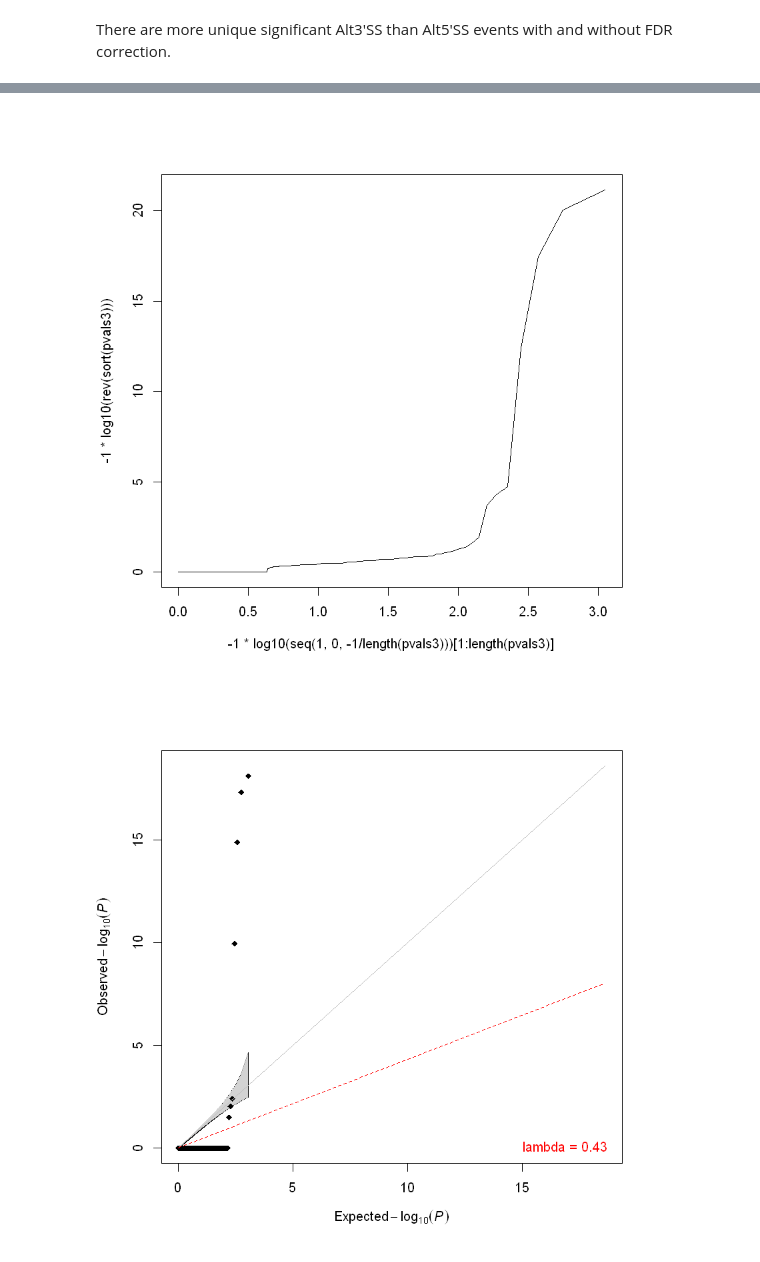
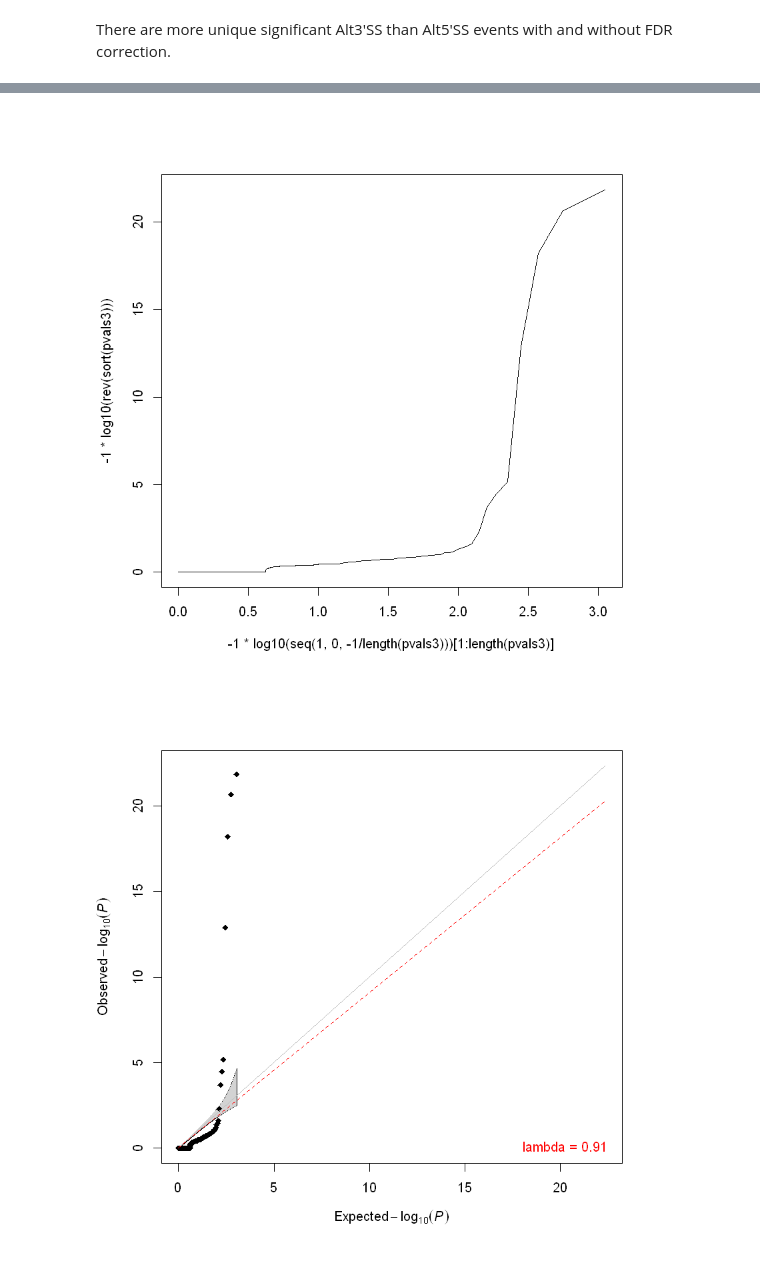
Before and after one commit to belgravia/jupyter-notebooks, a Jupyter notebook: SF3B1 CLL Alternative Splicing.ipynb, the cells around one changed output, grey strips where cells are left out. Cells and saved outputs as stored; diff of their text form; code cells hidden in the pictures.

Commit message:
using all junctions in all data types

```diff
--- a/SF3B1 CLL Alternative Splicing.ipynb
+++ b/SF3B1 CLL Alternative Splicing.ipynb
@@ -301,7 +327,8 @@ mtalt[,2] = mtalt[,3]
 mtalt[,3] = mtalt$temp
 
 alljuncs = unique(c(paste0(mtalt[,2],'-',mtalt[,3]), paste0(wtalt[,2],'-', wtalt[,3]), paste0(mtaltrev[,2],'-',mtaltrev[,3]),
-             paste0(wtaltrev[,2],'-',wtaltrev[,3])))
+             paste0(wtaltrev[,2],'-',wtaltrev[,3])))  # coordinate 1 to coordinate 2
+print(head(alljuncs))
 junctions = data.frame(alljuncs)
 junctions$intron5 = as.numeric(substr(alljuncs,1,regexpr('-', alljuncs)-1))
 junctions$intron3 = as.numeric(substr(alljuncs,regexpr('-',alljuncs)+1,nchar(alljuncs)))
@@ -320,10 +347,12 @@ chrvec[is.na(chrvec)] = wtaltrev[,1][match(alljuncs, paste0(wtaltrev[,2],'-',wta
 chrvec[is.na(chrvec)] = mtalt[,1][match(alljuncs, paste0(mtalt[,2],'-',mtalt[,3]))][is.na(chrvec)]
 chrvec[is.na(chrvec)] = mtaltrev[,1][match(alljuncs, paste0(mtaltrev[,2],'-',mtaltrev[,3]))][is.na(chrvec)]
 junctions$chr = chrvec
-junctions = junctions[!is.na(chrvec) & rowSums(junctions[,c(4,5)]) > 1,]
+junctions = junctions[!is.na(chrvec),]
 
 junctions = junctions[order(junctions[,2]),]
+junctionsold = junctions
 junctions[,5] = round(sum(junctions[,4])/sum(junctions[,5])*junctions[,5])
+junctions = junctions[rowSums(junctionsold[,c(4,5)]) > 1,]
 
 junctions[1:6,]  # data frame containing junction counts for both mutant and wildtype
 
@@ -355,6 +384,7 @@ for (row in 2:nrow(junctions)) {
             genes = c(genes, current_gene)
             pvals = c(pvals, best_pval)
             dpsi = c(dpsi, best_dpsi)
+
         }
         current_gene = nameinit
         info = junctions[row,]
@@ -366,7 +396,7 @@ plot(log10(pvals)*-1, pch=16, cex=0.3, main="Alt 5'SS")
 abline(h=log10(0.05)*-1)
 
 genes5 = genes
-pvals5 = allpvals
+pvals5 = pvals
 junctions5 = junctions
 dpsi5=dpsi
 # %% [output]
@@ -421,8 +451,8 @@ Warning message in data.frame(..., check.names = FALSE):
 # %%
 plot(-1*log10(seq(1,0,-1/length(pvals3)))[1:length(pvals3)],-1*log10(rev(sort(pvals3))),type='l')
 source("~/bme/jupyter_data/qq_pval.r")
-qq_pval(pvals3adj)
-qq_pval(pvals5adj)
+qq_pval(pvals3)
+qq_pval(pvals5)
 # %% [output]
-[figure, old version]
+[figure, new version]
-[figure, old version]
+[figure, new version]
```
Also changed, not shown: parts of 8 cells of this notebook, 1 other file.
